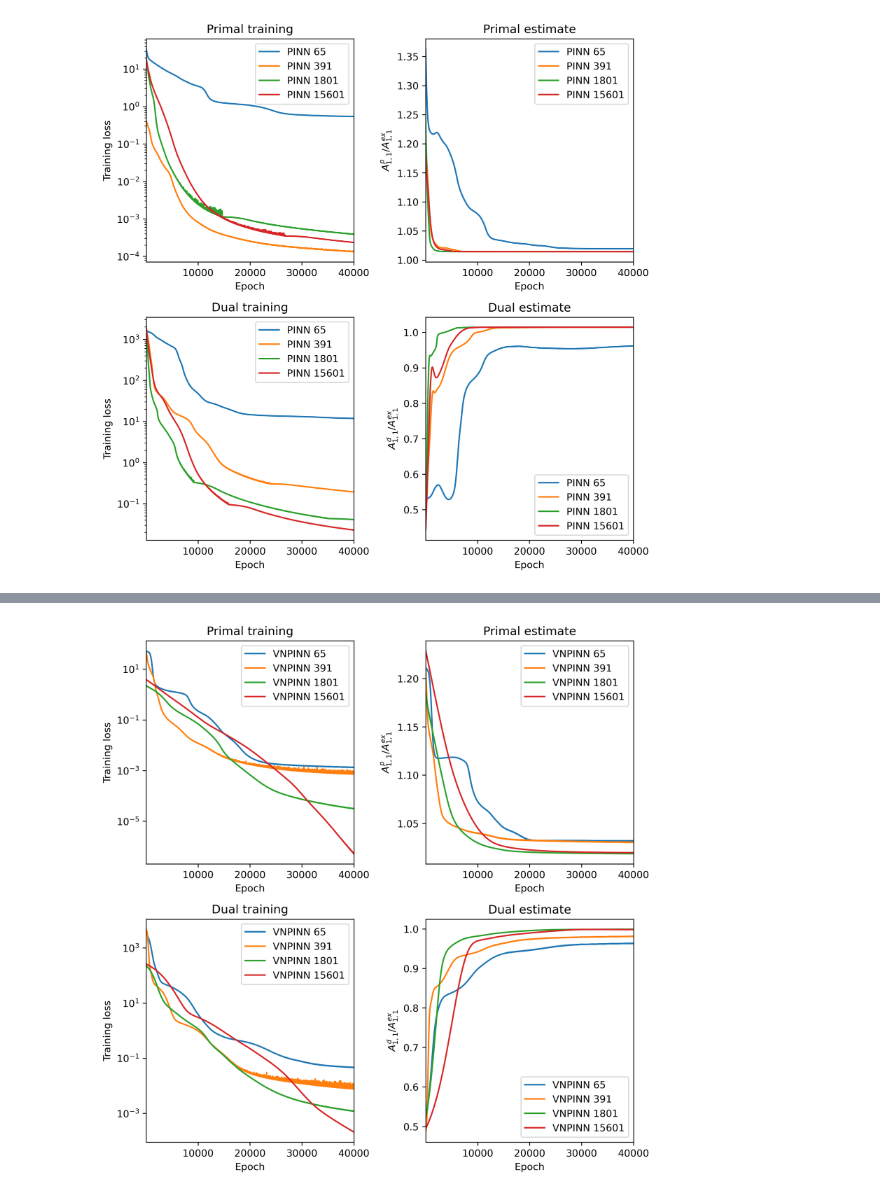
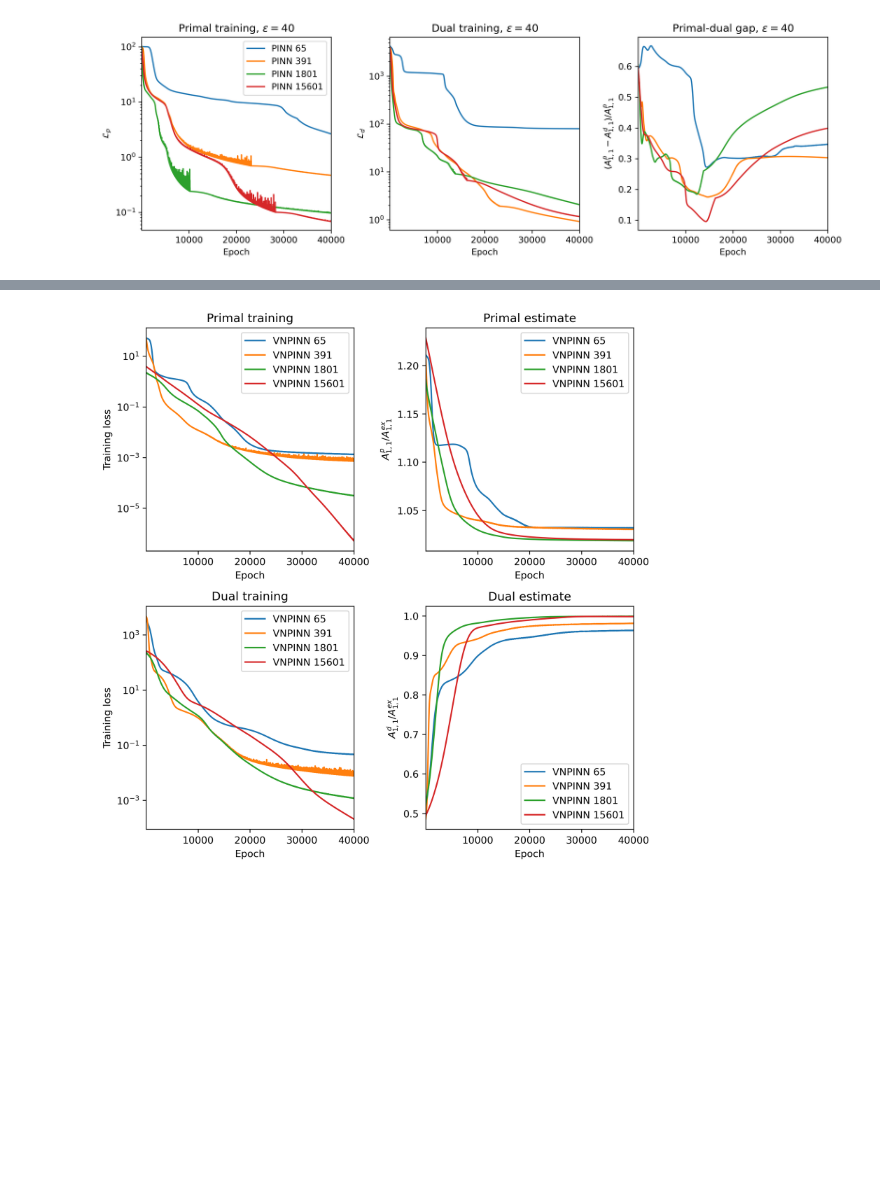
Before and after one commit to LiyaGaynutdinova/Homogenization-VPINN, a Jupyter notebook: draw_comparison.ipynb, the cells around one changed output, grey strips where cells are left out. Cells and saved outputs as stored; diff of their text form; code cells hidden in the pictures; blank space fills up the shorter version.

```diff
--- a/draw_comparison.ipynb
+++ b/draw_comparison.ipynb
@@ -226,44 +280,39 @@ n_train_p = np.zeros((4, 40000))
 par_p = np.zeros((4, 40000))
 n_train_d = np.zeros((4, 40000))
 par_d = np.zeros((4, 40000))
+eps = 40
 for n in range(4):
-    n_train_p[n, :] = np.load(f'NN_library/training_data/square/PINN_primal_10_{par_size[n]}.npy')[0,:]
-    par_p[n, :] = np.load(f'NN_library/training_data/square/PINN_primal_10_{par_size[n]}.npy')[1,:]
-    n_train_d[n, :] = np.load(f'NN_library/training_data/square/PINN_dual_10_{par_size[n]}.npy')[0,:]
-    par_d[n, :] = np.load(f'NN_library/training_data/square/PINN_dual_10_{par_size[n]}.npy')[1,:]
+    n_train_p[n, :] = np.load(f'NN_library/training_data/square/PINN_primal_{eps}_{par_size[n]}.npy')[0,:]
+    par_p[n, :] = np.load(f'NN_library/training_data/square/PINN_primal_{eps}_{par_size[n]}.npy')[1,:]
+    n_train_d[n, :] = np.load(f'NN_library/training_data/square/PINN_dual_{eps}_{par_size[n]}.npy')[0,:]
+    par_d[n, :] = np.load(f'NN_library/training_data/square/PINN_dual_{eps}_{par_size[n]}.npy')[1,:]
 # %%
-fig, axs = plt.subplots(nrows=2, ncols=2, figsize=(8,8), dpi=300)
+fig, axs = plt.subplots(nrows=1, ncols=3, figsize=(12,4), dpi=300)
 
-axs[0,0].plot(np.arange(1, 40001), n_train_p.T)
-axs[0,0].set_xlim([1, 40000])
-axs[0,0].set_yscale('log')
-axs[0,0].legend(['PINN 65', 'PINN 391', 'PINN 1801', 'PINN 15601'])
-axs[0,0].set_xlabel('Epoch')
-axs[0,0].set_ylabel('Training loss')
-axs[0,0].set_title('Primal training')
+axs[0].plot(np.arange(1, 40001), n_train_p.T)
+axs[0].set_xlim([1, 40000])
+axs[0].set_yscale('log')
+axs[0].legend(['PINN 65', 'PINN 391', 'PINN 1801', 'PINN 15601'])
+axs[0].set_xlabel('Epoch')
+axs[0].set_ylabel('$\mathcal{L}_p$')
+axs[0].set_title(f'Primal training, $\epsilon={eps}$')
 
-axs[0,1].plot(np.arange(1, 40001), par_p.T/A_ex)
-axs[0,1].set_xlim([1, 40000])
-axs[0,1].legend(['PINN 65', 'PINN 391', 'PINN 1801', 'PINN 15601'])
-axs[0,1].set_xlabel('Epoch')
-axs[0,1].set_ylabel('$A^p_{1,1} / A^{ex}_{1,1}$')
-axs[0,1].set_title('Primal estimate')
+axs[1].plot(np.arange(1, 40001), n_train_d.T)
+axs[1].set_xlim([1, 40000])
+axs[1].set_yscale('log')
+#axs[1].legend(['PINN 65', 'PINN 391', 'PINN 1801', 'PINN 15601'])
+axs[1].set_xlabel('Epoch')
+axs[1].set_ylabel('$\mathcal{L}_d$')
+axs[1].set_title(f'Dual training, $\epsilon={eps}$')
 
-axs[1,0].plot(np.arange(1, 40001), n_train_d.T)
-axs[1,0].set_xlim([1, 40000])
-axs[1,0].set_yscale('log')
-axs[1,0].legend(['PINN 65', 'PINN 391', 'PINN 1801', 'PINN 15601'])
-axs[1,0].set_xlabel('Epoch')
-axs[1,0].set_ylabel('Training loss')
-axs[1,0].set_title('Dual training')
-
-axs[1,1].plot(np.arange(1, 40001), par_d.T/A_ex)
-axs[1,1].set_xlim([1, 40000])
-axs[1,1].legend(['PINN 65', 'PINN 391', 'PINN 1801', 'PINN 15601'])
-axs[1,1].set_xlabel('Epoch')
-axs[1,1].set_ylabel('$A^d_{1,1} / A^{ex}_{1,1}$')
-axs[1,1].set_title('Dual estimate')
+axs[2].plot(np.arange(1, 40001), ((par_p-par_d)/par_p).T)
+axs[2].set_xlim([1, 40000])
+#axs[2].set_yscale('log')
+#axs[2].legend(['PINN 65', 'PINN 391', 'PINN 1801', 'PINN 15601'])
+axs[2].set_xlabel('Epoch')
+axs[2].set_ylabel('$(A^p_{1,1}-A^d_{1,1}) / A^p_{1,1}$')
+axs[2].set_title(f'Primal-dual gap, $\epsilon={eps}$')
 
 plt.tight_layout()
 # %% [output]
-[figure, old version]
+[figure, new version]
```
Also changed, not shown: parts of 10 cells of this notebook, 54 other files.
